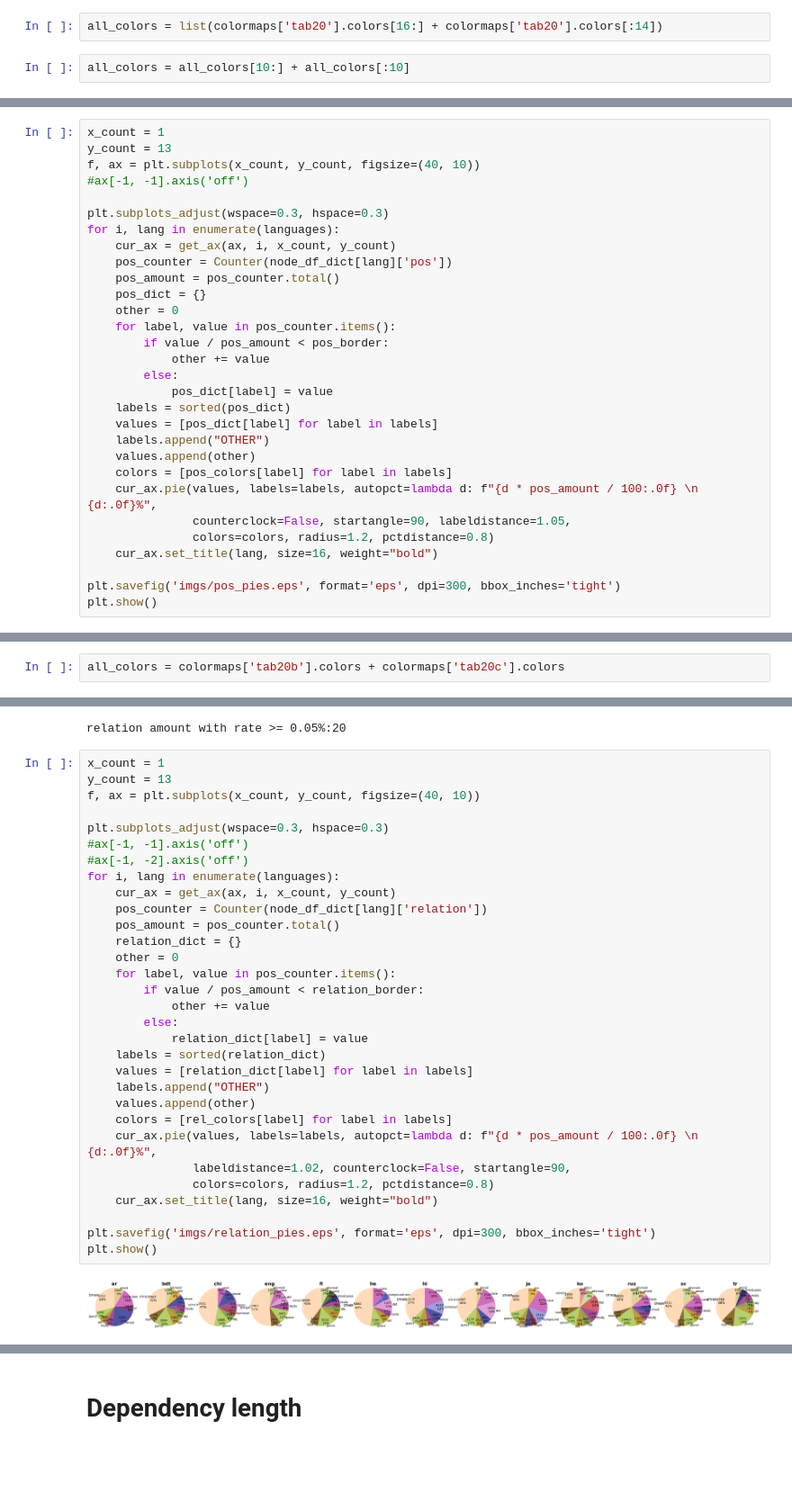
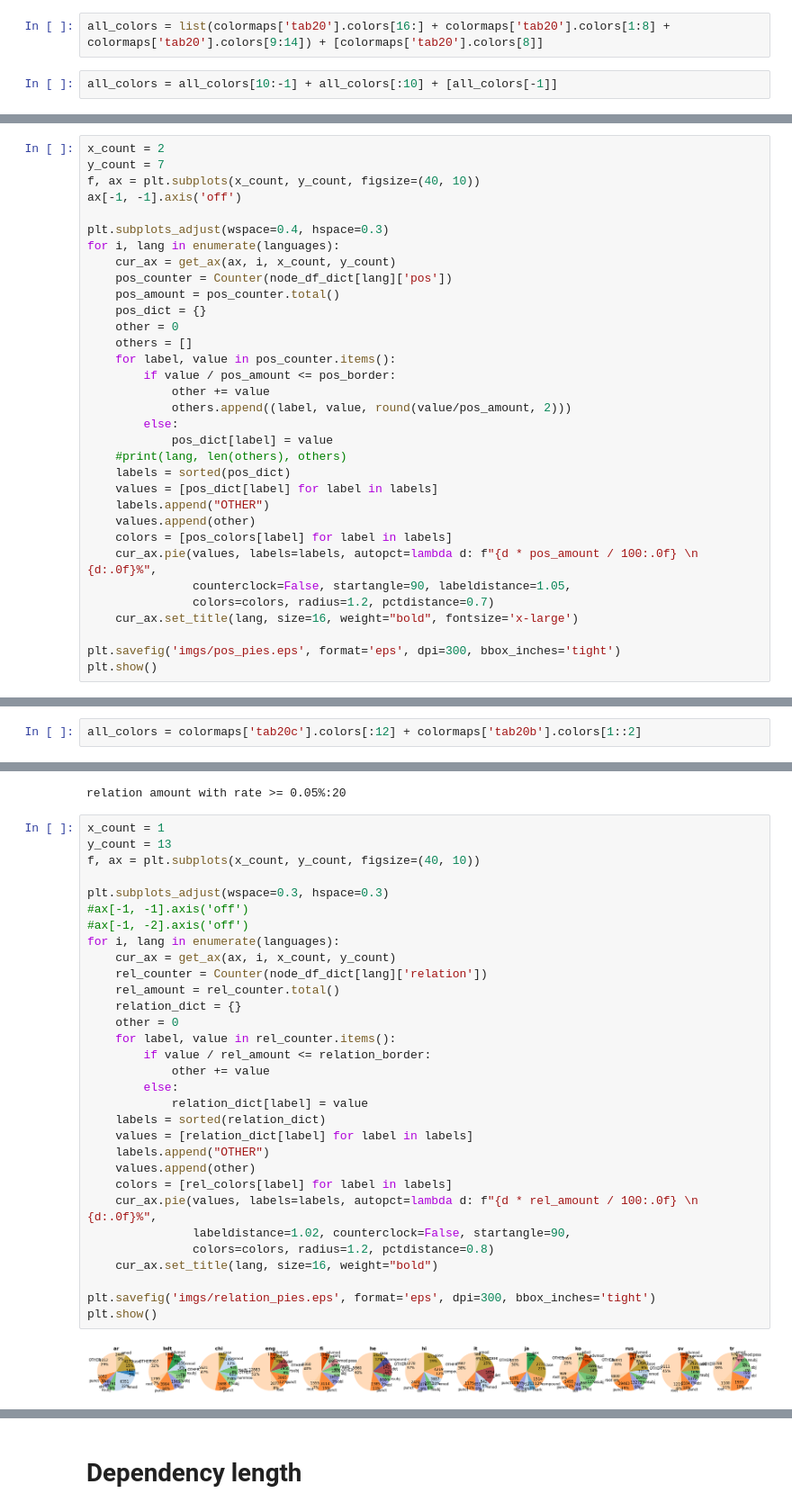
Before and after one commit to Derinhelm/treebank_statistics, a Jupyter notebook: treebank_stat.ipynb, the cells around one changed output, grey strips where cells are left out. Shown at 90% size. Drawn from its saved outputs; the diff is of its cells as text; blank space fills up the shorter version.

```diff
--- a/treebank_stat.ipynb
+++ b/treebank_stat.ipynb
@@ -342,9 +404,9 @@ colormaps['tab20']
 # %% [output]
 [figure]
 # %%
-all_colors = list(colormaps['tab20'].colors[16:] + colormaps['tab20'].colors[:14])
+all_colors = list(colormaps['tab20'].colors[16:] + colormaps['tab20'].colors[1:8] + colormaps['tab20'].colors[9:14]) + [colormaps['tab20'].colors[8]]
 # %%
-all_colors = all_colors[10:] + all_colors[:10]
+all_colors = all_colors[10:-1] + all_colors[:10] + [all_colors[-1]]
 # %%
 pos_border = 0.05
 # %%
@@ -361,23 +423,26 @@ pos_colors["OTHER"] = "peachpuff"
 # %% [output]
 pos amount:17
 # %%
-x_count = 1
-y_count = 13
+x_count = 2
+y_count = 7
 f, ax = plt.subplots(x_count, y_count, figsize=(40, 10))
-#ax[-1, -1].axis('off')
+ax[-1, -1].axis('off')
 
-plt.subplots_adjust(wspace=0.3, hspace=0.3)
+plt.subplots_adjust(wspace=0.4, hspace=0.3)
 for i, lang in enumerate(languages):
     cur_ax = get_ax(ax, i, x_count, y_count)
     pos_counter = Counter(node_df_dict[lang]['pos'])
     pos_amount = pos_counter.total()
     pos_dict = {}
     other = 0
+    others = []
     for label, value in pos_counter.items():
-        if value / pos_amount < pos_border:
+        if value / pos_amount <= pos_border:
             other += value
+            others.append((label, value, round(value/pos_amount, 2)))
         else:
             pos_dict[label] = value
+    #print(lang, len(others), others)
     labels = sorted(pos_dict)
     values = [pos_dict[label] for label in labels]
     labels.append("OTHER")
@@ -385,8 +450,8 @@ for i, lang in enumerate(languages):
     colors = [pos_colors[label] for label in labels]
     cur_ax.pie(values, labels=labels, autopct=lambda d: f"{d * pos_amount / 100:.0f} \n {d:.0f}%",
                counterclock=False, startangle=90, labeldistance=1.05,
-               colors=colors, radius=1.2, pctdistance=0.8)
-    cur_ax.set_title(lang, size=16, weight="bold")
+               colors=colors, radius=1.2, pctdistance=0.7)
+    cur_ax.set_title(lang, size=16, weight="bold", fontsize='x-large')
 
 plt.savefig('imgs/pos_pies.eps', format='eps', dpi=300, bbox_inches='tight')
 plt.show()
@@ -397,4 +506,4 @@ plt.show()
 # %%
 #all_colors = colormaps['tab20b'].colors[7:] + colormaps['tab20b'].colors[:7]
 # %%
-all_colors = colormaps['tab20b'].colors + colormaps['tab20c'].colors
+all_colors = colormaps['tab20c'].colors[:12] + colormaps['tab20b'].colors[1::2]
@@ -421,33 +539,33 @@ relation amount with rate >= 0.05%:20
 # %%
 x_count = 1
 y_count = 13
 f, ax = plt.subplots(x_count, y_count, figsize=(40, 10))
 
 plt.subplots_adjust(wspace=0.3, hspace=0.3)
 #ax[-1, -1].axis('off')
 #ax[-1, -2].axis('off')
 for i, lang in enumerate(languages):
     cur_ax = get_ax(ax, i, x_count, y_count)
-    pos_counter = Counter(node_df_dict[lang]['relation'])
-    pos_amount = pos_counter.total()
+    rel_counter = Counter(node_df_dict[lang]['relation'])
+    rel_amount = rel_counter.total()
     relation_dict = {}
     other = 0
-    for label, value in pos_counter.items():
-        if value / pos_amount < relation_border:
+    for label, value in rel_counter.items():
+        if value / rel_amount <= relation_border:
             other += value
         else:
             relation_dict[label] = value
     labels = sorted(relation_dict)
     values = [relation_dict[label] for label in labels]
     labels.append("OTHER")
     values.append(other)
     colors = [rel_colors[label] for label in labels]
-    cur_ax.pie(values, labels=labels, autopct=lambda d: f"{d * pos_amount / 100:.0f} \n {d:.0f}%",
+    cur_ax.pie(values, labels=labels, autopct=lambda d: f"{d * rel_amount / 100:.0f} \n {d:.0f}%",
                labeldistance=1.02, counterclock=False, startangle=90,
                colors=colors, radius=1.2, pctdistance=0.8)
     cur_ax.set_title(lang, size=16, weight="bold")
 
 plt.savefig('imgs/relation_pies.eps', format='eps', dpi=300, bbox_inches='tight')
 plt.show()
 # %% [output]
-[figure, old version]
+[figure, new version]
```
Also changed, not shown: parts of 18 cells of this notebook.
